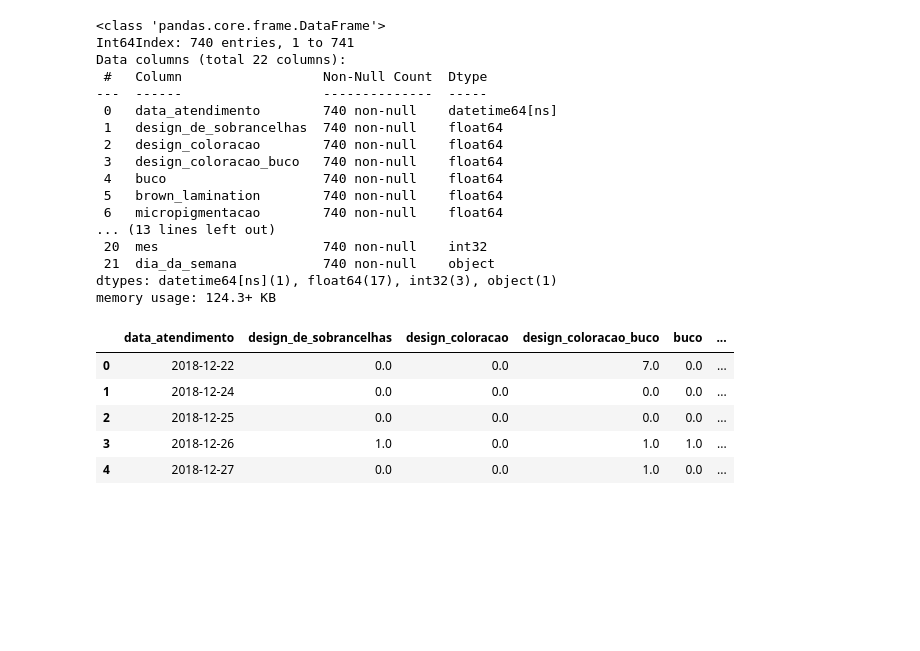
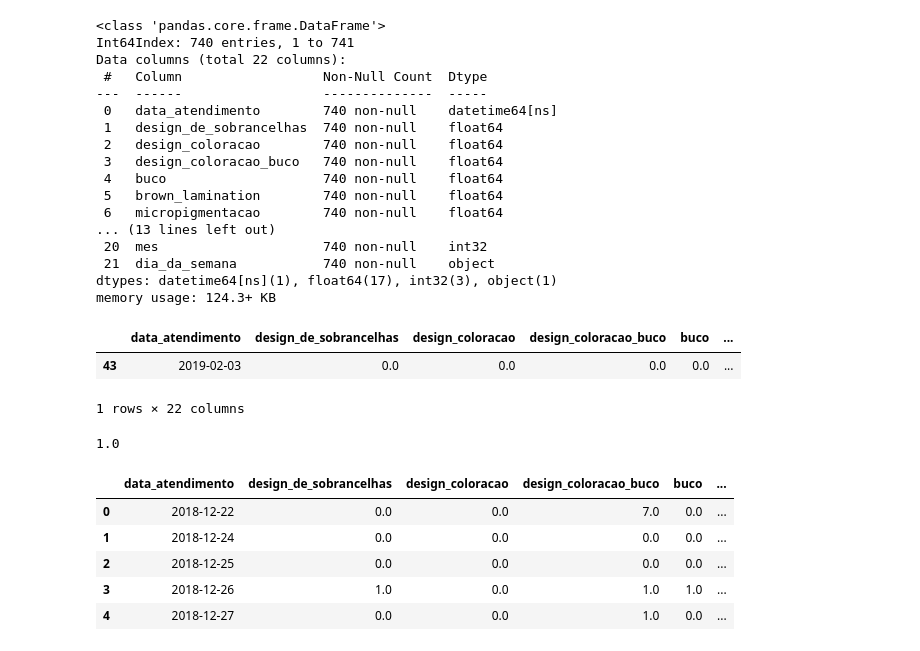
Before and after one commit to robertferro/previsao_faturamento_studio_estetica, a Jupyter notebook: 1 - Coleta e tratamento dos dados/coleta_manipulacao_dados.ipynb, the cells around one changed output. Saved outputs shown, nothing was run; the diff lists cells and outputs as text; code cells hidden in the pictures; blank space fills up the shorter version.

```diff
--- a/1 - Coleta e tratamento dos dados/coleta_manipulacao_dados.ipynb
+++ b/1 - Coleta e tratamento dos dados/coleta_manipulacao_dados.ipynb
@@ -136,3 +136,13 @@ Data columns (total 22 columns):
  21  dia_da_semana           740 non-null    object
 dtypes: datetime64[ns](1), float64(17), int32(3), object(1)
 memory usage: 124.3+ KB
+# %%
+dados[(dados['dia_da_semana'] == "domingo") & (dados['faturamento']>0)]
+# %% [output]
+|  | data_atendimento | design_de_sobrancelhas | design_coloracao | design_coloracao_buco | buco | ... |
+| 43 | 2019-02-03 | 0.0 | 0.0 | 0.0 | 0.0 | ... |
+1 rows × 22 columns
+# %%
+dados.iloc[42,-11]
+# %% [output]
+1.0
```
Also changed, not shown: parts of 1 cell of this notebook, 1 other file.
